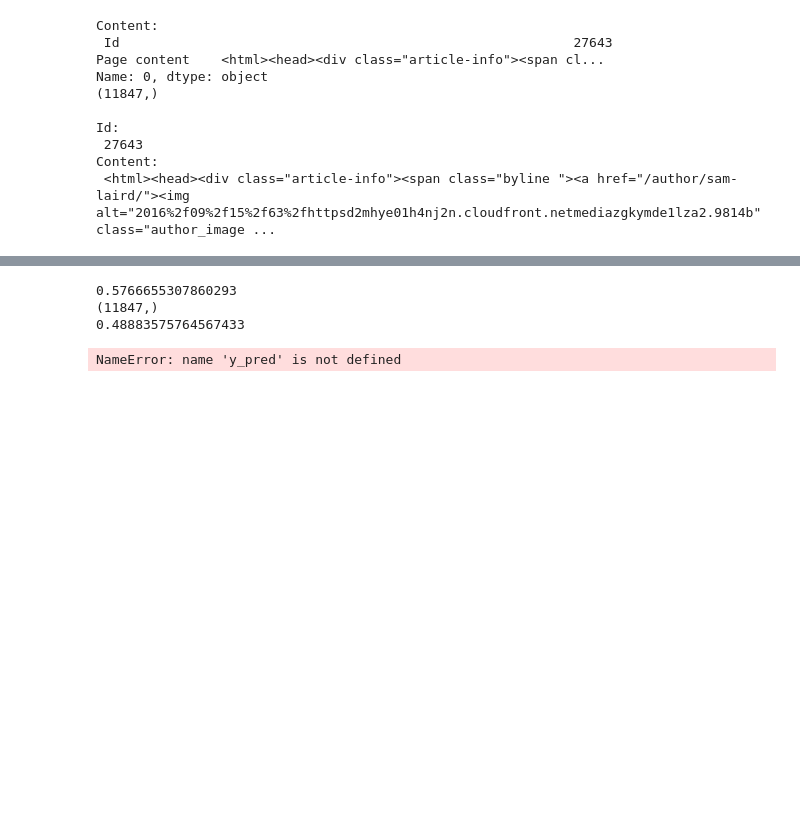
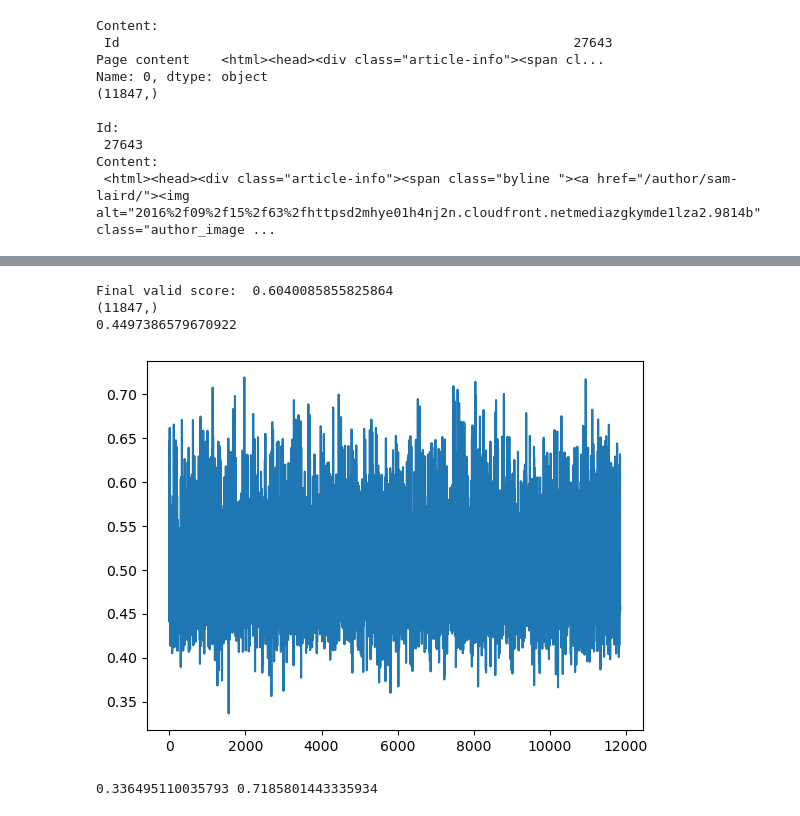
Before and after one commit to DLDaLao2/DeepLearningCups, a Jupyter notebook: Cup1/Cup1.ipynb, the cells around one changed output, grey strips where cells are left out. Saved outputs shown, nothing was run; the diff lists cells and outputs as text; code cells hidden in the pictures; blank space fills up the shorter version.

```diff
--- a/Cup1/Cup1.ipynb
+++ b/Cup1/Cup1.ipynb
@@ -1068,0 +1220,5 @@ with open(content_file, 'wb') as file:
+# %%
+x_train = pickle.load(open('x_train_last_dance.pickle', 'rb'))
+x_valid = pickle.load(open('x_valid_last_dance.pickle', 'rb'))
+y_train = pickle.load(open('y_train_last_dance.pickle', 'rb'))
+y_valid = pickle.load(open('y_valid_last_dance.pickle', 'rb'))
@@ -1103,32 +1337,48 @@ with open('models/info_num_model.pkl', 'rb') as file:
 with open('models/content_model.pkl', 'rb') as file:
     content_model = pickle.load(file)
 
-i = 0.4
-j = 0.27
-k = 0.33
+# y_pred_info_word_valid = info_word_model.predict_proba(hashvec_info_word.transform(X_valid))[:,1]
+# y_pred_info_num_valid = info_num_model.predict_proba(feature_selection_info_num(X_valid))[:,1]
+# y_pred_content_valid = content_model.predict_proba(tfidf.transform(X_valid))[:,1]
 
-valid_score = roc_auc_score(y_valid, (y_pred_info_word_valid*i) + (y_pred_info_num_valid*j) + (y_pred_content_valid*k))
-print(valid_score)
-
-y_pred_info_word = info_word_model.predict_proba(hashvec.transform(X_test))[:,1]
-y_pred_info_num = info_num_model.predict_proba(feature_selection_info_num(X_test))[:,1]
-y_pred_content = content_model.predict_proba(tfidf.transform(X_test))[:,1]
-
-y_pred_final = (y_pred_info_word*i) + (y_pred_info_num*j) + (y_pred_content*k)
-print(y_pred_final.shape)
-print(y_pred_final[0])
+# print("Info word valid:", roc_auc_score(y_valid, y_pred_info_word_valid))
+# print("Info num valid:", roc_auc_score(y_valid, y_pred_info_num_valid))
+# print("Content valid:", roc_auc_score(y_valid, y_pred_content_valid))
-# %% [output]
-0.5766655307860293
-(11847,)
-0.48883575764567433
-# %%
-output_data = {'Id': Id, 'Popularity': y_pred}
-output_dataframe = pd.DataFrame(output_data)
-print(output_dataframe)
-
-output_dataframe.to_csv("./datasets/y_pred.csv", index=None)
-# %% [output]
-NameError: name 'y_pred' is not defined
+# %%
+x_test_info_word = hashvec_word.transform(X_test)
+x_test_info_num = feature_selection_info_num(X_test)
+x_test_content_hash = hashvec_content.transform(X_test)
+# %%
+x_test_info_num_2 = feature_selection_part2(X_test, False)
+# %%
+i = 0.32
+j = 0.394
+k = 0.286
+
+valid_score = roc_auc_score(y_valid, (y_pred_info_word_valid*i) + (y_pred_info_num_valid*j) + (y_pred_content_valid*k))
+print("Final valid score: ", valid_score)
+
+# y_pred_info_word = info_word_model.predict_proba(hashvec.transform(X_test))[:,1]
+y_pred_info_word = info_word_model.predict_proba(x_test_info_word)[:,1]
+y_pred_info_num = info_num_model_2.predict_proba(x_test_info_num_2)[:,1]
+y_pred_content = content_model.predict_proba(x_test_content_hash)[:,1]
+
+y_pred_final = (y_pred_info_word*i) + (y_pred_info_num*j) + (y_pred_content*k)
+print(y_pred_final.shape)
+print(y_pred_final[0])
+# %% [output]
+Final valid score:  0.6040085855825864
+(11847,)
+0.4497386579670922
+# %%
+import matplotlib.pyplot as plt
+
+plt.plot(y_pred_final)
+plt.show()
+print(np.min(y_pred_final), np.max(y_pred_final))
+# %% [output]
+[figure, added]
+0.336495110035793 0.7185801443335934
 # %%
 output_data = {'Id': Id, 'Popularity': y_pred_final}
 output_dataframe = pd.DataFrame(output_data)
```
Also changed, not shown: parts of 74 cells of this notebook.
